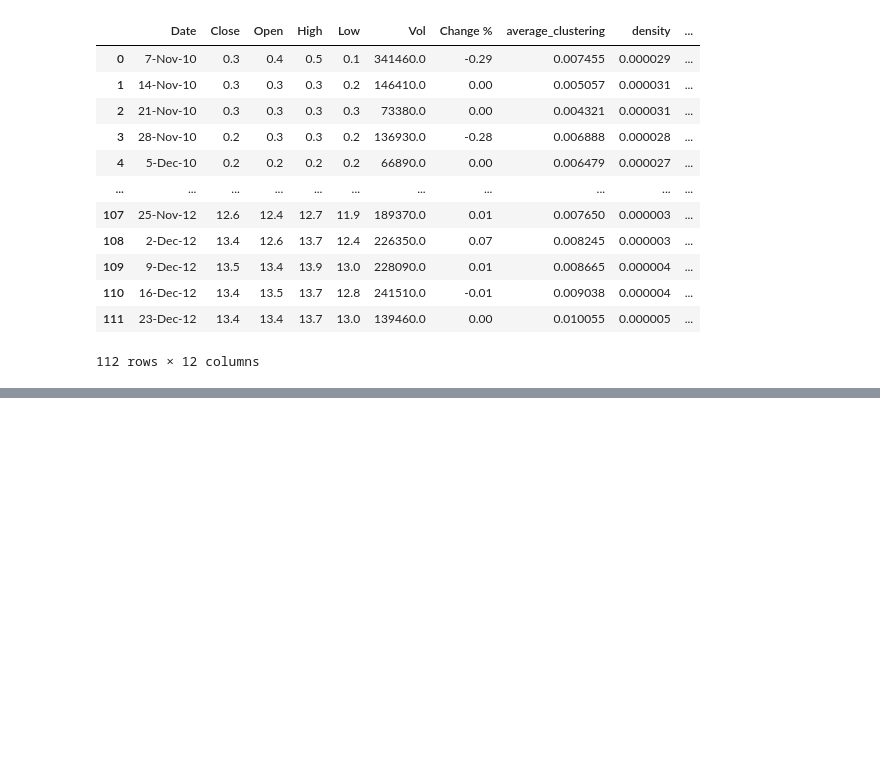
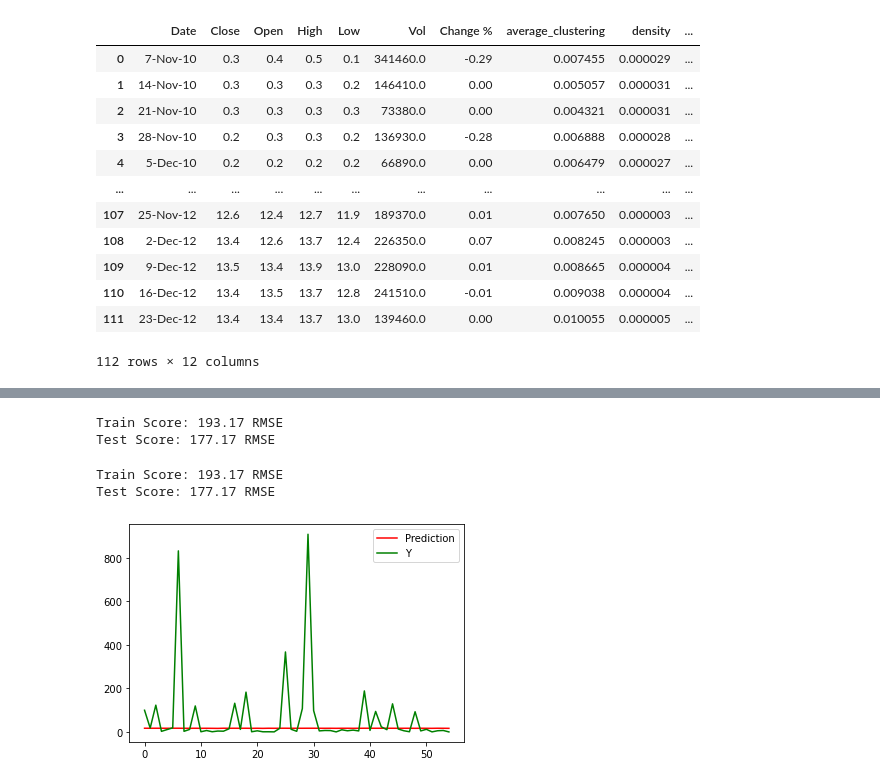
Before and after one commit to nebipeker/Analyzing-Transaction-Graphs-for-Price-Prediction-of-Bitcoin, a Jupyter notebook: LSTM Model.ipynb, the cells around one changed output, grey strips where cells are left out. Saved outputs shown, nothing was run; the diff lists cells and outputs as text; code cells hidden in the pictures; blank space fills up the shorter version.

Commit message:
2 models

```diff
--- a/LSTM Model.ipynb
+++ b/LSTM Model.ipynb
@@ -89,0 +118,2 @@ plt.show()
+# %%
+df = pd.read_csv('price_informations.csv')
@@ -89,0 +136,18 @@ plt.show()
+# %%
+dates = df["Date"]
+df.drop("Date",axis= 1, inplace = True)
+Y = df["Close"]
+X = df.drop(["Close"],axis=1)
+X = scaler.fit_transform(X)
+X_train, X_test, y_train, y_test = train_test_split(X, Y, test_size=0.33, random_state=42)
+trainX = np.array(X_train)
+testX = np.array(X_test)
+trainX = np.reshape(trainX, (trainX.shape[0], 1, trainX.shape[1]))
+testX = np.reshape(testX, (testX.shape[0], 1, testX.shape[1]))
+look_back = 5
+
+model = Sequential()
+model.add(LSTM(4, input_shape=(1, look_back)))
+model.add(Dense(1))
+model.compile(loss='mean_squared_error', optimizer='adam')
+model.fit(trainX, y_train, epochs=100, batch_size=1, verbose=2)
@@ -89,0 +173,31 @@ plt.show()
+# %%
+trainPredict = model.predict(trainX)
+testPredict = model.predict(testX)
+
+# calculate root mean squared error
+trainScore = math.sqrt(mean_squared_error(y_train, trainPredict[:,0]))
+print('Train Score: %.2f RMSE' % (trainScore))
+testScore = math.sqrt(mean_squared_error(y_test, testPredict[:,0]))
+print('Test Score: %.2f RMSE' % (testScore))
+# %% [output]
+Train Score: 193.17 RMSE
+Test Score: 177.17 RMSE
+# %%
+trainPredict = model.predict(trainX)
+testPredict = model.predict(testX)
+
+# calculate root mean squared error
+trainScore = math.sqrt(mean_squared_error(y_train, trainPredict[:,0]))
+print('Train Score: %.2f RMSE' % (trainScore))
+testScore = math.sqrt(mean_squared_error(y_test, testPredict[:,0]))
+print('Test Score: %.2f RMSE' % (testScore))
+# %% [output]
+Train Score: 193.17 RMSE
+Test Score: 177.17 RMSE
+# %%
+plt.plot(np.arange(testPredict.shape[0]),testPredict, c="r",label="Prediction")
+plt.plot(np.arange(testPredict.shape[0]),y_test, c="g", label="Y")
+plt.legend()
+plt.show()
+# %% [output]
+[figure, added]
```
Also changed, not shown: parts of 11 cells of this notebook.
